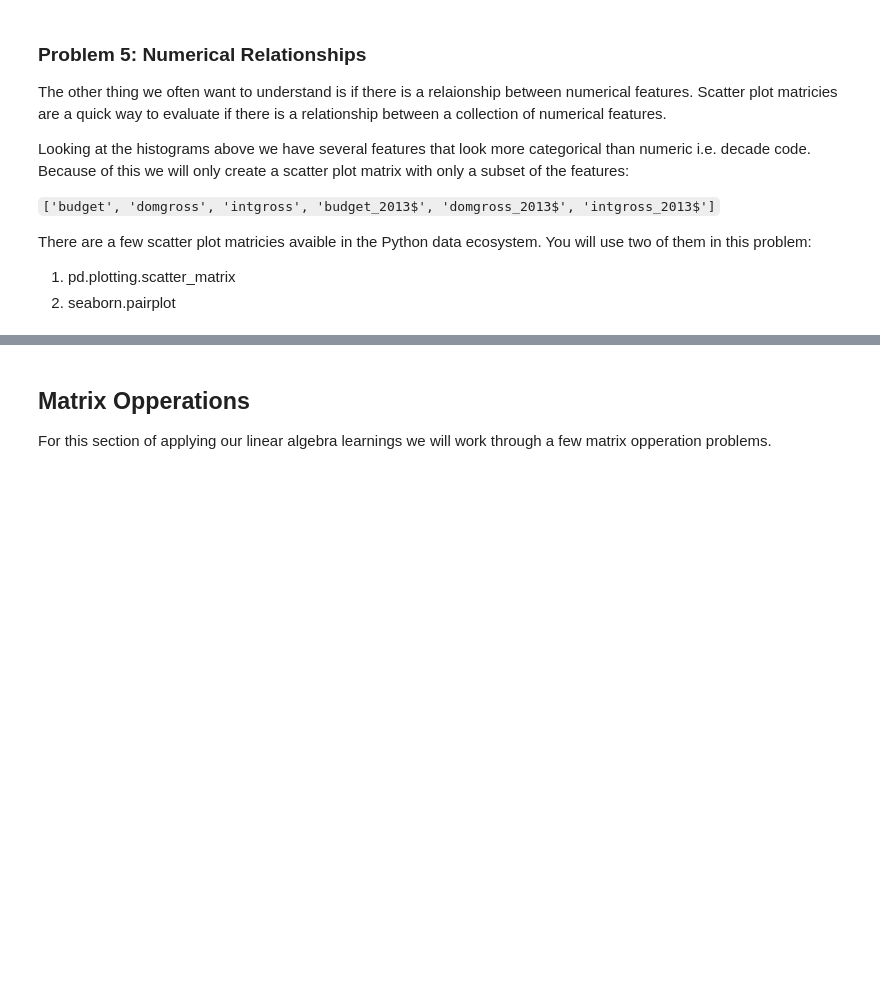
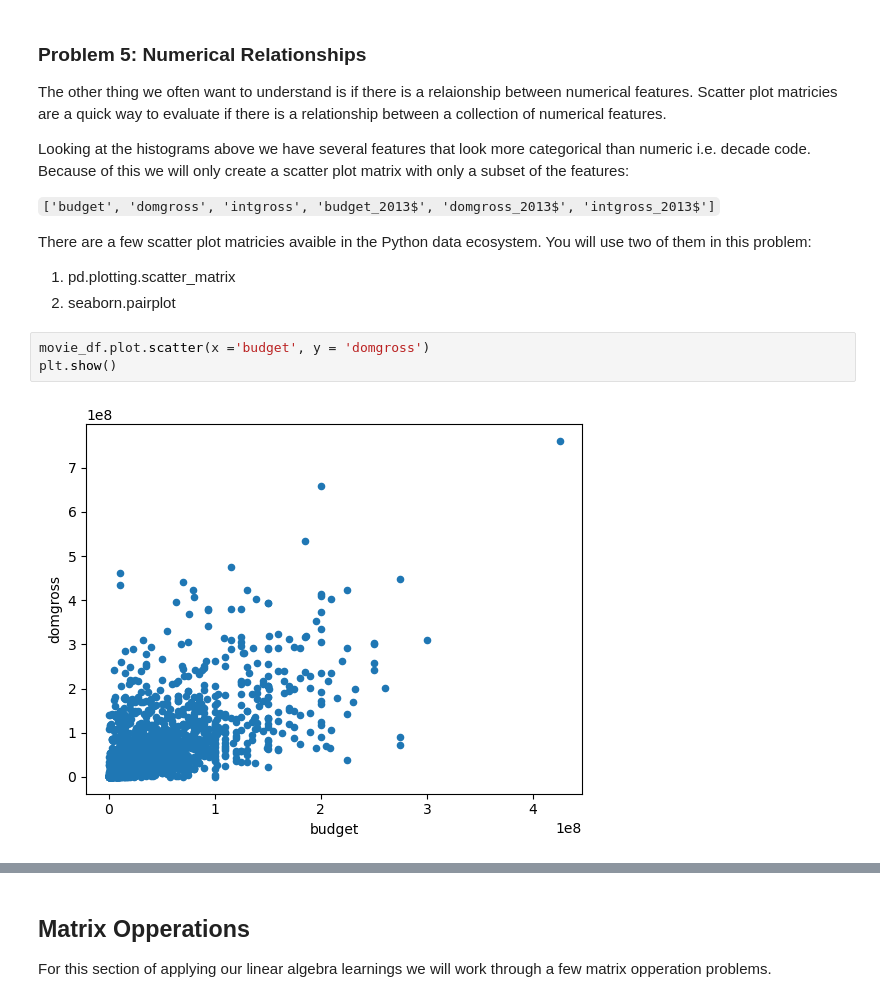
Before and after one commit to jlnsmith2001/AD450Winter2026, a Jupyter notebook: week_6_eda_matrix.ipynb, the cells around one changed output, grey strips where cells are left out. Saved outputs shown, nothing was run; the diff lists cells and outputs as text; blank space fills up the shorter version.

```diff
--- a/week_6_eda_matrix.ipynb
+++ b/week_6_eda_matrix.ipynb
@@ -390,3 +416,8 @@ There are a few scatter plot matricies avaible in the Python data ecosystem. You
 
 1. pd.plotting.scatter_matrix
 2. seaborn.pairplot
+# %%
+movie_df.plot.scatter(x ='budget', y = 'domgross')
+plt.show()
+# %% [output]
+[figure, added]
```
Also changed, not shown: parts of 5 cells of this notebook.
